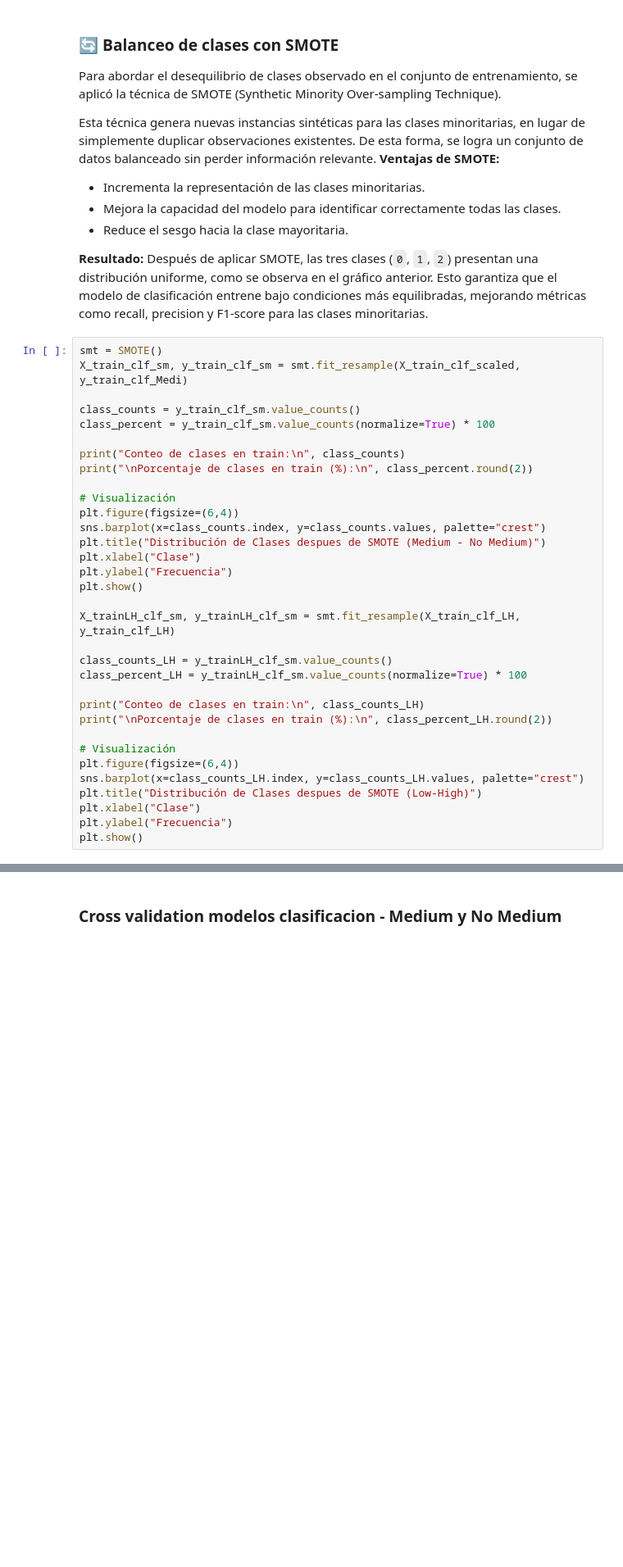
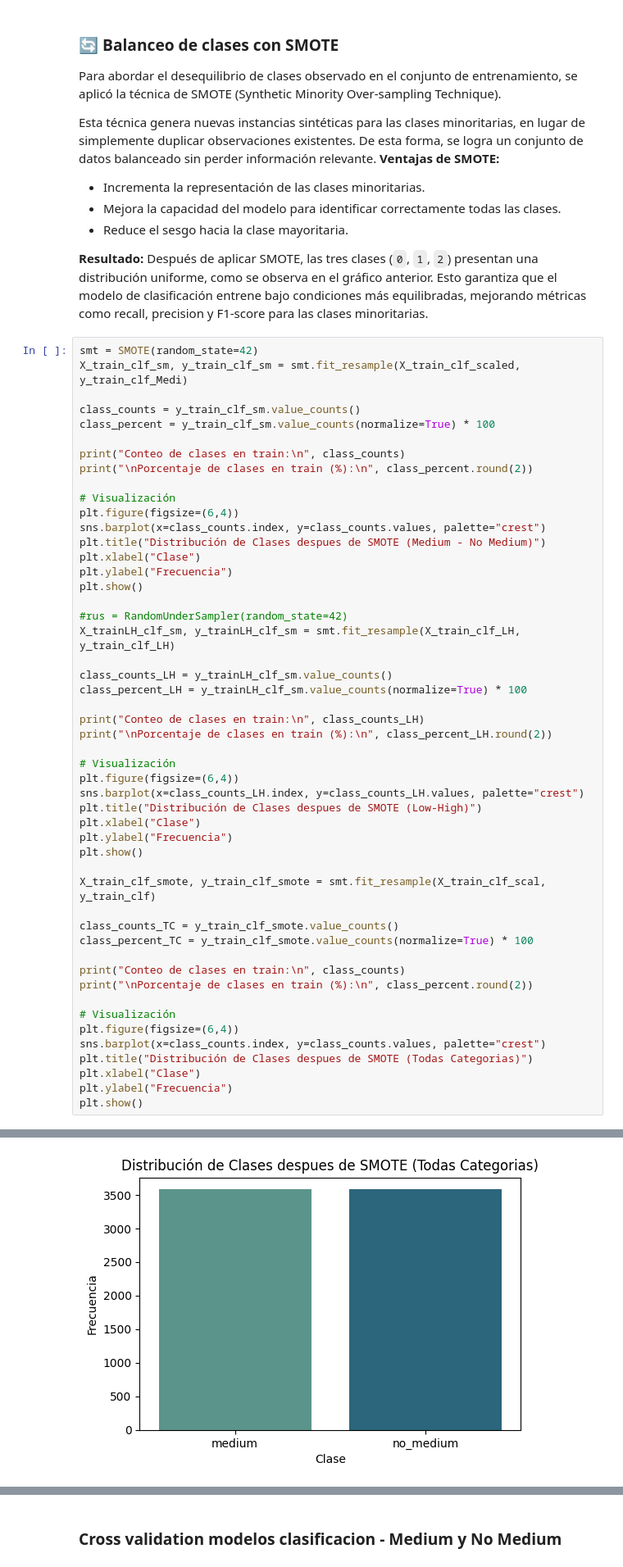
Before and after one commit to anamariaSemanate/ml-tarea1-vinos, a Jupyter notebook: notebooks/02_modelos.ipynb, the cells around one changed output, grey strips where cells are left out. Shown at 82% size. Drawn from its saved outputs; the diff is of its cells as text; blank space fills up the shorter version.

```diff
--- a/notebooks/02_modelos.ipynb
+++ b/notebooks/02_modelos.ipynb
@@ -218,7 +219,7 @@ De esta forma, se logra un conjunto de datos balanceado sin perder información
 Después de aplicar SMOTE, las tres clases (`0`, `1`, `2`) presentan una distribución uniforme, como se observa en el gráfico anterior.
 Esto garantiza que el modelo de clasificación entrene bajo condiciones más equilibradas, mejorando métricas como recall, precision y F1-score para las clases minoritarias.
 # %%
-smt = SMOTE()
+smt = SMOTE(random_state=42)
 X_train_clf_sm, y_train_clf_sm = smt.fit_resample(X_train_clf_scaled, y_train_clf_Medi)
 
 class_counts = y_train_clf_sm.value_counts()
@@ -235,6 +236,7 @@ plt.xlabel("Clase")
 plt.ylabel("Frecuencia")
 plt.show()
 
+#rus = RandomUnderSampler(random_state=42)
 X_trainLH_clf_sm, y_trainLH_clf_sm = smt.fit_resample(X_train_clf_LH, y_train_clf_LH)
 
 class_counts_LH = y_trainLH_clf_sm.value_counts()
@@ -250,6 +252,22 @@ plt.title("Distribución de Clases despues de SMOTE (Low-High)")
 plt.xlabel("Clase")
 plt.ylabel("Frecuencia")
 plt.show()
+
+X_train_clf_smote, y_train_clf_smote = smt.fit_resample(X_train_clf_scal, y_train_clf)
+
+class_counts_TC = y_train_clf_smote.value_counts()
+class_percent_TC = y_train_clf_smote.value_counts(normalize=True) * 100
+
+print("Conteo de clases en train:\n", class_counts)
+print("\nPorcentaje de clases en train (%):\n", class_percent.round(2))
+
+# Visualización
+plt.figure(figsize=(6,4))
+sns.barplot(x=class_counts.index, y=class_counts.values, palette="crest")
+plt.title("Distribución de Clases despues de SMOTE (Todas Categorias)")
+plt.xlabel("Clase")
+plt.ylabel("Frecuencia")
+plt.show()
 # %% [output]
 Conteo de clases en train:
  quality_category
@@ -283,0 +316 @@ Passing `palette` without assigning `hue` is deprecated and will be removed in v
+[figure, added]
```
Also changed, not shown: parts of 17 cells of this notebook, 1 other file.
